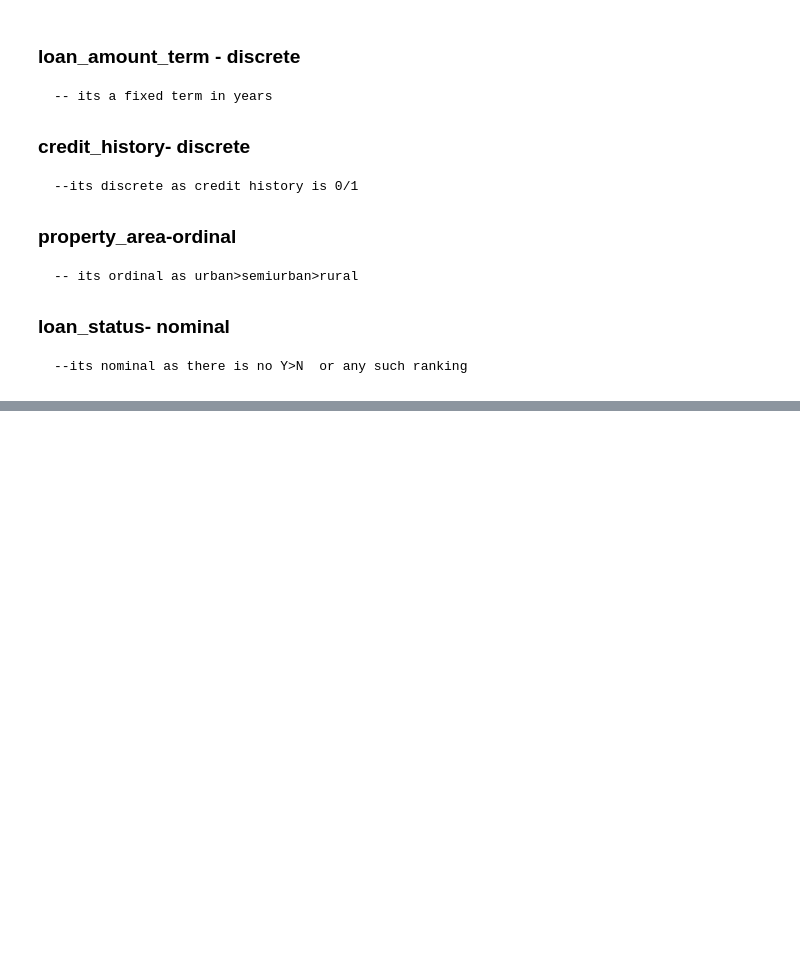
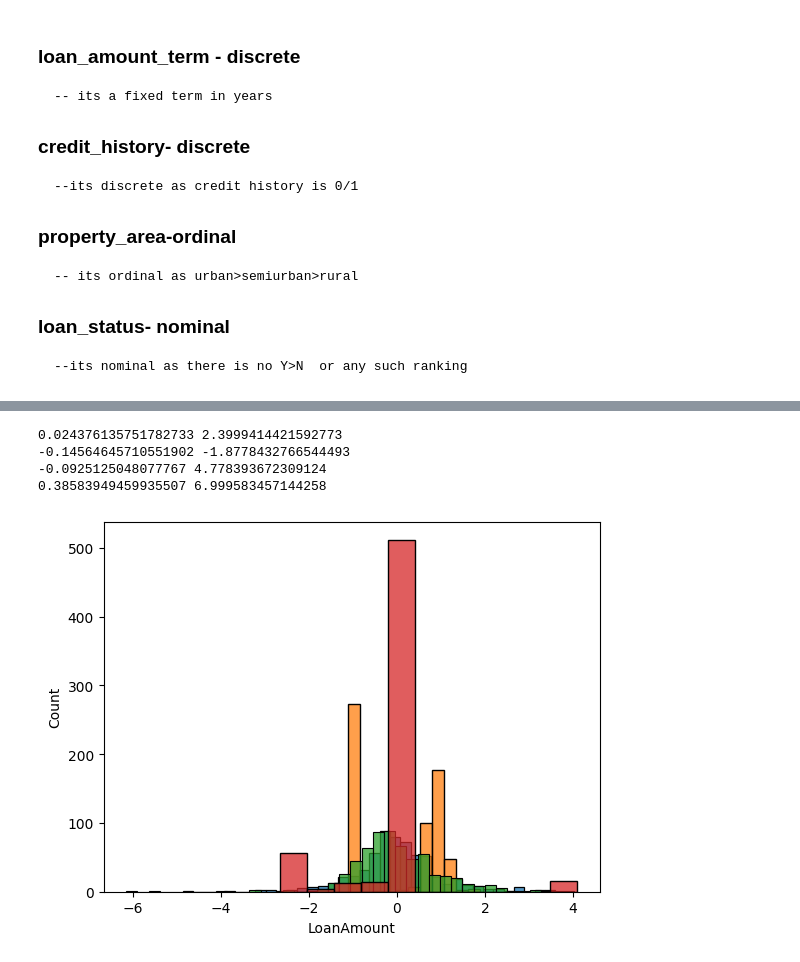
Before and after one commit to Vamshi1404/data_analysis, a Jupyter notebook: stats/stats.ipynb, the cells around one changed output, grey strips where cells are left out. Drawn from its saved outputs; the diff is of its cells as text; code cells hidden in the pictures; blank space fills up the shorter version.

```diff
--- a/stats/stats.ipynb
+++ b/stats/stats.ipynb
@@ -103,0 +167,20 @@ Name: Gender, dtype: object
+# %%
+pd1=pd.get_dummies(data["Gender"],dtype=int,drop_first=True,prefix="Gender")
+data=pd.concat([data,pd1],axis=1)
+
+pd1=pd.get_dummies(data["Education"],dtype=int,drop_first=True,prefix="Education")
+data=pd.concat([data,pd1],axis=1)
+
+pd1=pd.get_dummies(data["Married"],dtype=int,drop_first=True,prefix="Married")
+data=pd.concat([data,pd1],axis=1)
+
+pd1=pd.get_dummies(data["Self_Employed"],drop_first=True,dtype=int,prefix="Self_Employed")
+data=pd.concat([data,pd1],axis=1)
+
+pd1=pd.get_dummies(data["Property_Area"],dtype=int,prefix="PA",drop_first=True)
+data=pd.concat([data,pd1],axis=1)
+
+pd1=pd.get_dummies(data["Dependents"],dtype=int,prefix="dependents",drop_first=True)
+data=pd.concat([data,pd1],axis=1)
+
+data.drop(columns=["Gender","Education","Married","Self_Employed","Property_Area","Dependents"])
@@ -103,0 +201,36 @@ Name: Gender, dtype: object
+# %%
+from sklearn.preprocessing import PowerTransformer
+
+trans = PowerTransformer("yeo-johnson")
+
+data["LoanAmount"]=trans.fit_transform(data[["LoanAmount"]])
+data["LoanAmount"].shape
+
+sns.histplot(data["LoanAmount"])
+print(data["LoanAmount"].skew(),data["LoanAmount"].kurtosis())
+
+data["CoapplicantIncome"]=trans.fit_transform(data[["CoapplicantIncome"]])
+data["CoapplicantIncome"].shape
+
+sns.histplot(data["CoapplicantIncome"])
+print(data["CoapplicantIncome"].skew(),data["CoapplicantIncome"].kurtosis())
+
+trans = PowerTransformer("box-cox")
+
+data["ApplicantIncome"]=trans.fit_transform(data[["ApplicantIncome"]])
+data["ApplicantIncome"].shape
+
+sns.histplot(data["ApplicantIncome"])
+print(data["ApplicantIncome"].skew(),data["ApplicantIncome"].kurtosis())
+
+data["Loan_Amount_Term"]=trans.fit_transform(data[["Loan_Amount_Term"]])
+data["Loan_Amount_Term"].shape
+
+sns.histplot(data["Loan_Amount_Term"])
+print(data["Loan_Amount_Term"].skew(),data["Loan_Amount_Term"].kurtosis())
+# %% [output]
+0.024376135751782733 2.3999414421592773
+-0.14564645710551902 -1.8778432766544493
+-0.0925125048077767 4.778393672309124
+0.38583949459935507 6.999583457144258
+[figure, added]
```
Also changed, not shown: parts of 4 cells of this notebook, 2 other files.
